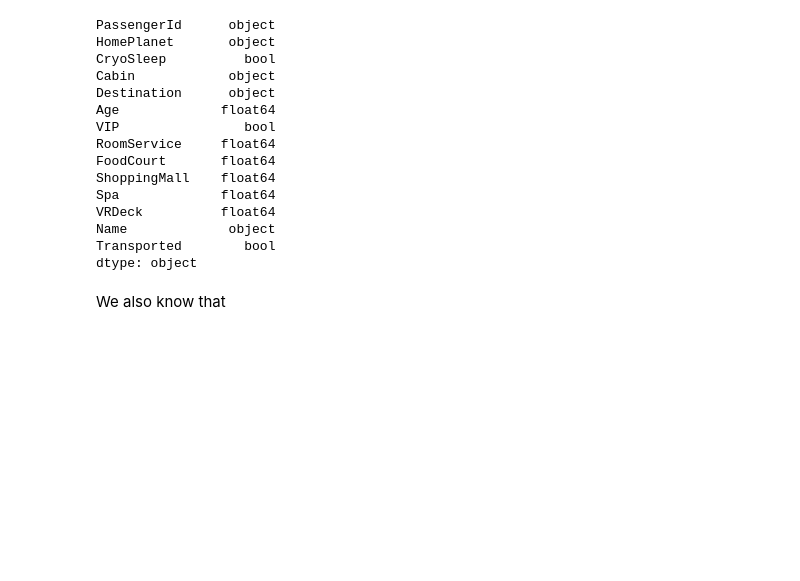
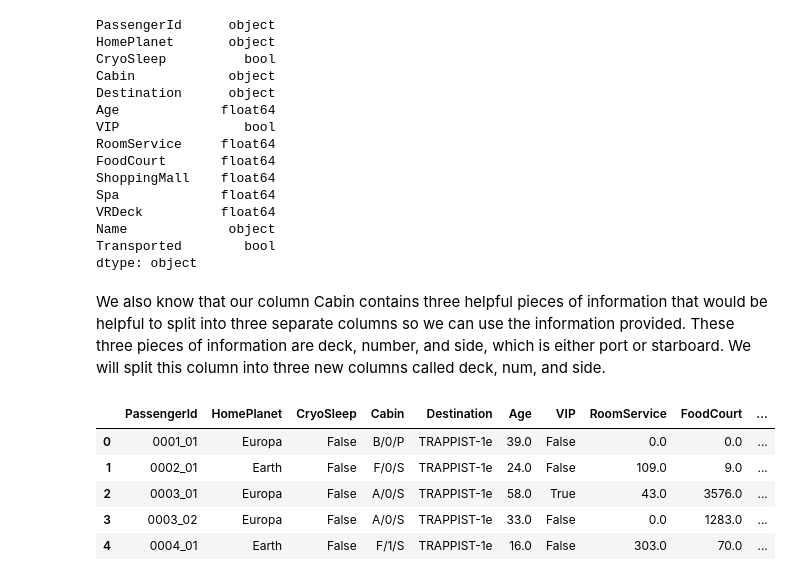
Before and after one commit to JosephSchambach/Kaggle-SpaceShip-Titanic-Competition, a Jupyter notebook: data_exploration.ipynb, the cells around one changed output. Saved outputs shown, nothing was run; the diff lists cells and outputs as text; code cells hidden in the pictures; blank space fills up the shorter version.

```diff
--- a/data_exploration.ipynb
+++ b/data_exploration.ipynb
@@ -104,5 +105,15 @@ VRDeck          float64
 Name             object
 Transported        bool
 dtype: object
-# %% [markdown]
-We also know that
+# %% [markdown]
+We also know that our column Cabin contains three helpful pieces of information that would be helpful to split into three separate columns so we can use the information provided. These three pieces of information are deck, number, and side, which is either port or starboard. We will split this column into three new columns called deck, num, and side.
+# %%
+train_df[["Deck","Number","Side"]] = train_df["Cabin"].str.split('/',expand=True)
+train_df.head()
+# %% [output]
+|  | PassengerId | HomePlanet | CryoSleep | Cabin | Destination | Age | VIP | RoomService | FoodCourt | ... |
+| 0 | 0001_01 | Europa | False | B/0/P | TRAPPIST-1e | 39.0 | False | 0.0 | 0.0 | ... |
+| 1 | 0002_01 | Earth | False | F/0/S | TRAPPIST-1e | 24.0 | False | 109.0 | 9.0 | ... |
+| 2 | 0003_01 | Europa | False | A/0/S | TRAPPIST-1e | 58.0 | True | 43.0 | 3576.0 | ... |
+| 3 | 0003_02 | Europa | False | A/0/S | TRAPPIST-1e | 33.0 | False | 0.0 | 1283.0 | ... |
+| 4 | 0004_01 | Earth | False | F/1/S | TRAPPIST-1e | 16.0 | False | 303.0 | 70.0 | ... |
```
Also changed, not shown: parts of 20 cells of this notebook.
